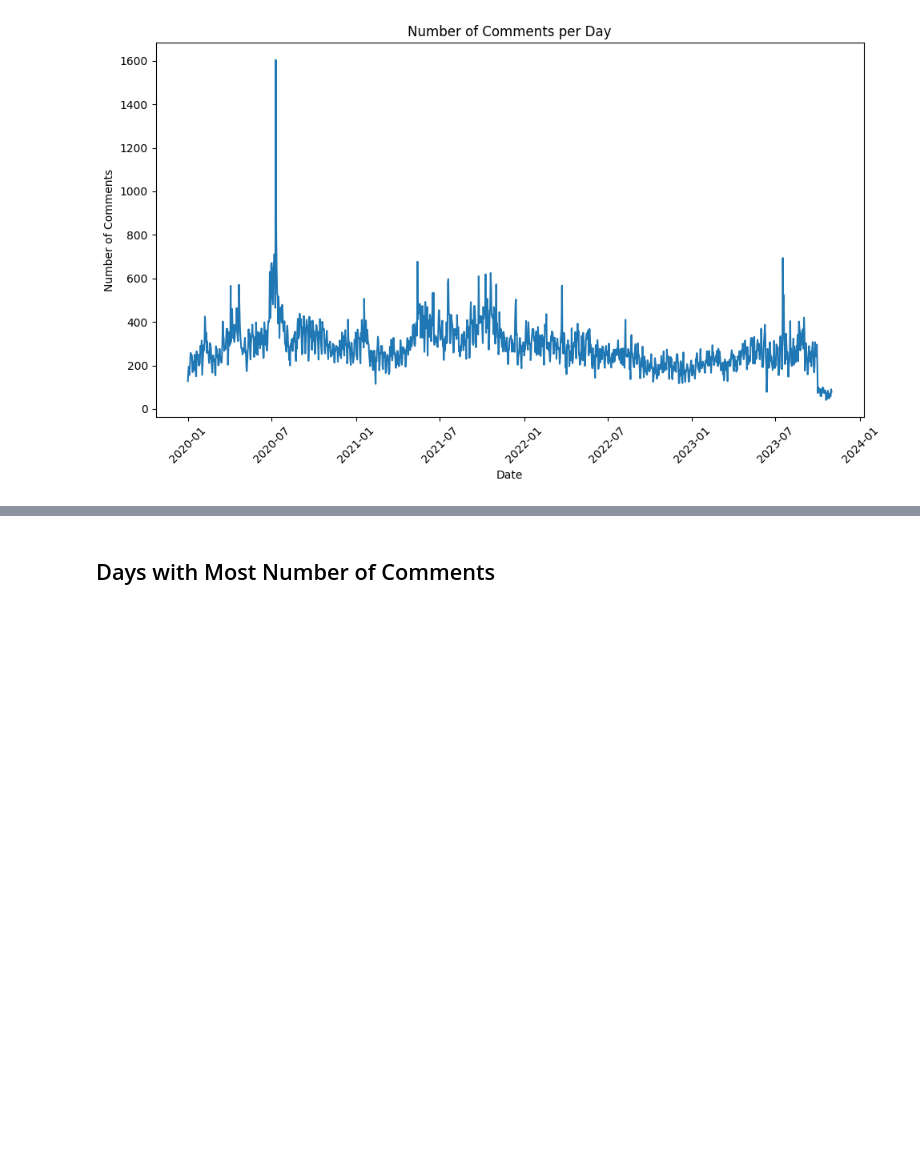
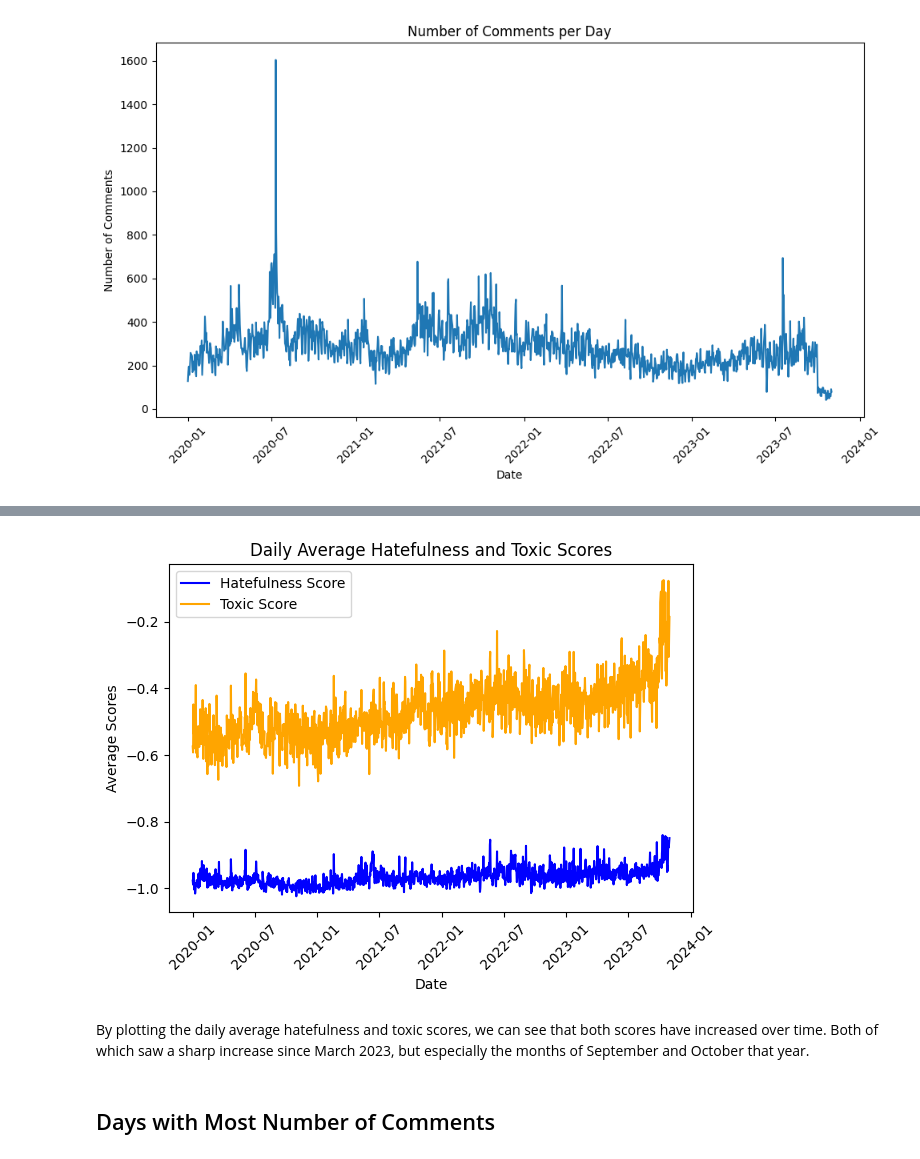
Before and after one commit to rhyden-kx/DSA4264, a Jupyter notebook: eda_2/across_time_2.ipynb, the cells around one changed output, grey strips where cells are left out. Drawn from its saved outputs; the diff is of its cells as text; code cells hidden in the pictures; blank space fills up the shorter version.

```diff
--- a/eda_2/across_time_2.ipynb
+++ b/eda_2/across_time_2.ipynb
@@ -110,0 +153,6 @@ From the Time-series plot, most days receive 200-450 comments. There seem to be
+# %%
+# Group by day and calculate the average score
+average_hatefulness_and_toxicity_per_day_df = results_df.groupby(results_df['timestamp']).agg(
+    average_hateful_score=('hateful_score', 'mean'),
+    average_toxic_score=('toxic_score', 'mean')
+).reset_index()
@@ -111,3 +168,25 @@ From the Time-series plot, most days receive 200-450 comments. There seem to be
+# %%
+# Plot the first DataFrame
+plt.plot(average_hatefulness_and_toxicity_per_day_df['timestamp'], average_hatefulness_and_toxicity_per_day_df['average_hateful_score'], label='Hatefulness Score', color='blue')
+
+# Plot the second DataFrame
+plt.plot(average_hatefulness_and_toxicity_per_day_df['timestamp'], average_hatefulness_and_toxicity_per_day_df['average_toxic_score'], label='Toxic Score', color='orange')
+
+# Add labels and title
+plt.xlabel('Date')
+plt.ylabel('Average Scores')
+plt.title('Daily Average Hatefulness and Toxic Scores')
+plt.xticks(rotation=45)
+
+# Add a legend to differentiate the lines
+plt.legend()
+
+plt.tight_layout()
+plt.show()
+# %% [output]
+[figure, added]
+# %% [markdown]
+By plotting the daily average hatefulness and toxic scores, we can see that both scores have increased over time. Both of which saw a sharp increase since March 2023, but especially the months of September and October that year.
 # %% [markdown]
 ## Days with Most Number of Comments
 # %%
```
Also changed, not shown: parts of 10 cells of this notebook.
